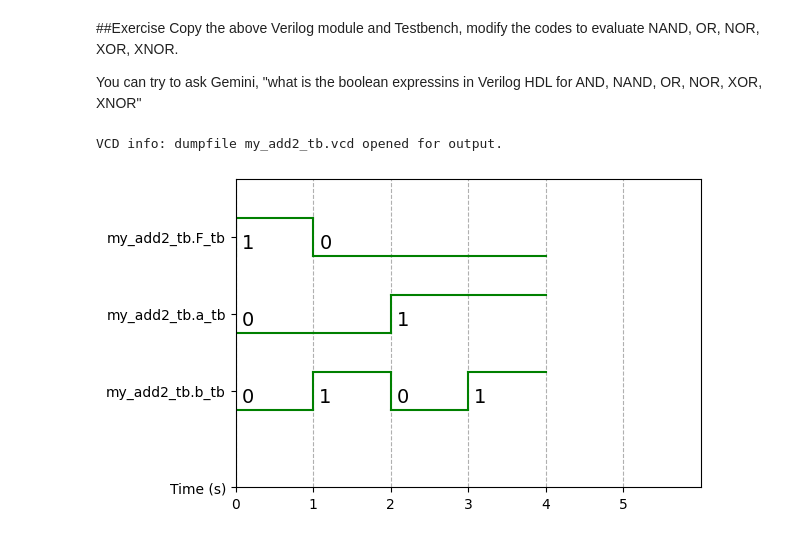
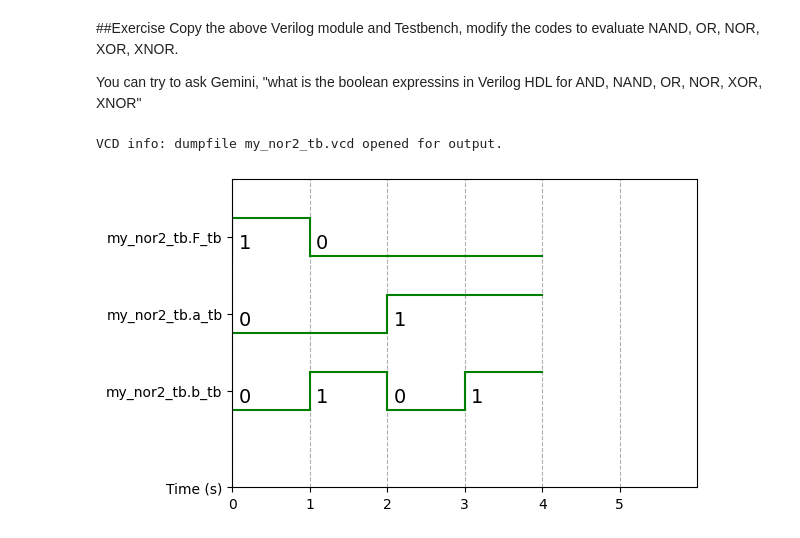
Before and after one commit to Keithleezx123/DSL, a Jupyter notebook: eda4u_dsl.ipynb, the cells around one changed output. Drawn from its saved outputs; the diff is of its cells as text; code cells hidden in the pictures.

```diff
--- a/eda4u_dsl.ipynb
+++ b/eda4u_dsl.ipynb
@@ -95,8 +95,8 @@ You can try to ask Gemini, "what is the boolean expressins in Verilog HDL for AN
 # %%
 %%verilog
 
-//--my 2 inputs or gate--//
-module my_and2 (
+//--my 2 inputs nor gate--//
+module my_nor2 (
     output F,
     input a,
     input b);
@@ -107,15 +107,15 @@ endmodule
 //-----//
 
 //-----//
-module my_add2_tb();
+module my_nor2_tb();
     wire F_tb;
     reg a_tb, b_tb;
 
-    my_and2 dut(.F(F_tb),.a(a_tb),.b(b_tb));
+    my_nor2 dut(.F(F_tb),.a(a_tb),.b(b_tb));
 
     // Test stimulus
     initial begin
-        $dumpfile("my_add2_tb.vcd");
+        $dumpfile("my_nor2_tb.vcd");
         $dumpvars;
 
         #0 a_tb = 1'b0; b_tb = 1'b0;
@@ -129,12 +129,12 @@ module my_add2_tb();
 
 endmodule
 # %% [output]
-VCD info: dumpfile my_add2_tb.vcd opened for output.
+VCD info: dumpfile my_nor2_tb.vcd opened for output.
 # %%
-%%waveform my_add2_tb.vcd
-sign_list = ['my_add2_tb.F_tb','my_add2_tb.a_tb', 'my_add2_tb.b_tb']
+%%waveform my_nor2_tb.vcd
+sign_list = ['my_nor2_tb.F_tb','my_nor2_tb.a_tb', 'my_nor2_tb.b_tb']
 time_begin = 0
 time_end = 5
 base = 'dec' # bin, dec, dec2, hex, octal
 # %% [output]
-[figure, old version]
+[figure, new version]
```
